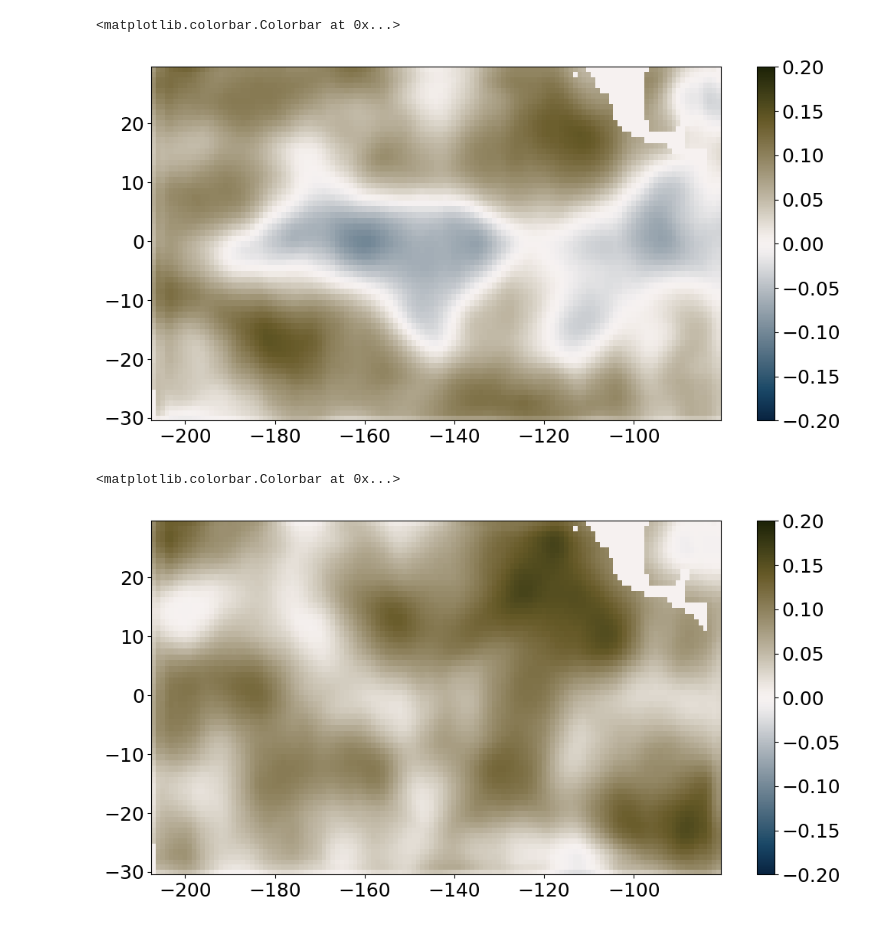
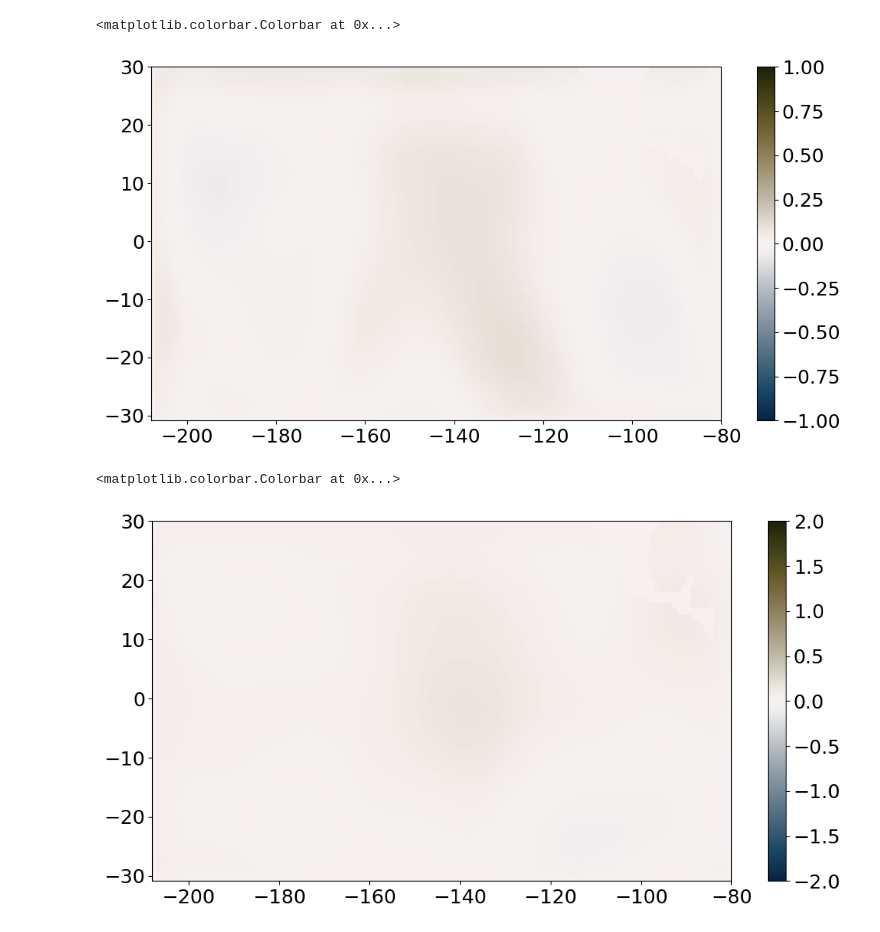
Before and after one commit to adam-subel/ML_Class, a Jupyter notebook: Autoencoder_ENSO.ipynb, the cells around one changed output. Cells and saved outputs as stored; diff of their text form; code cells hidden in the pictures.

```diff
--- a/Autoencoder_ENSO.ipynb
+++ b/Autoencoder_ENSO.ipynb
@@ -254,21 +253,21 @@ Ny = data.yu_ocean.data.size
 clim = np.array(data.groupby('time.dayofyear').mean('time').compute())
 # clim = clim.mean(axis = [1,2])
 # %%
-data_network = data[:7000].to_numpy()
-for i in range(7000):
+data_network = data[:7305].to_numpy()
+for i in range(7305):
     day_yr = data.time.data[i].dayofyr-1
     data_network[i] = data_network[i]- clim[day_yr]
 # %%
 data_network = np.expand_dims(data_network,1)
 # %%
-train_data = data_CNN_normalize(data_network[:7000],data_network[:7000],device = device)
+train_data = data_CNN_normalize(data_network[:7305],data_network[:7305],device = device)
 val_data = data_CNN_normalize(data_network[5000:5500],data_network[5000:5500],device = device)
 # %%
 # this may need to be kept smaller
 train_loader = torch.utils.data.DataLoader(train_data, batch_size=10)
 test_loader = torch.utils.data.DataLoader(val_data, batch_size=10)
 # %%
-model = Encoder_Decoder([1,100,50,25],embed_dim=20)
+model = Encoder_Decoder([1,100,50,25,10],embed_dim=20)
 model = model.to(device=device)
 
 optimizer = torch.optim.Adam(model.parameters(), lr=1e-5)
@@ -301,6 +300,9 @@ train(model, train_loader, test_loader, 45, loss, optimizer)
 # %%
+embed_space = torch.zeros((7305,20))
+
 with torch.no_grad():
-    embed_space = model.encoder(train_data[:7000][0]).cpu()
+    embed_space[:4000] = model.encoder(train_data[:4000][0]).cpu()
+    embed_space[4000:] = model.encoder(train_data[4000:][0]).cpu()
 # %%
 U, S, V = np.linalg.svd(embed_space, full_matrices=False)
 # %%
@@ -327,29 +329,29 @@ fig, axs = plt.subplots(1, 1, figsize=(12,6),
                         gridspec_kw={'width_ratios': [1], 'height_ratios': [1], 'wspace': 0.25,'hspace':.5},
                        )
 
-plt.pcolor(data.xu_ocean,data.yu_ocean,PC1.cpu().squeeze()*wet_bool,vmax = .2,vmin=-.2,cmap=cmocean.cm.diff)
+plt.pcolor(data.xu_ocean,data.yu_ocean,PC1.cpu().squeeze()*wet_bool,vmax = 1,vmin=-1,cmap=cmocean.cm.diff)
 plt.colorbar()
 # %% [output]
 <matplotlib.colorbar.Colorbar at 0x...>
-[figure, old version]
+[figure, new version]
 # %%
 with torch.no_grad():
     PC2 = model.decoder(torch.unsqueeze(V[1,:],0)).cpu()
 # %%
 plt.rc('axes', labelsize=18)    # fontsize of the x and y labels
 plt.rc('xtick', labelsize=18)    # fontsize of the tick labels
 plt.rc('ytick', labelsize=18)    # fontsize of the tick labels
 plt.rc('figure', titlesize=18)
 
 fig, axs = plt.subplots(1, 1, figsize=(12,6),
                         gridspec_kw={'width_ratios': [1], 'height_ratios': [1], 'wspace': 0.25,'hspace':.5},
                        )
 
-plt.pcolor(data.xu_ocean,data.yu_ocean,PC2.cpu().squeeze()*wet_bool,vmax = .2,vmin=-.2,cmap=cmocean.cm.diff)
+plt.pcolor(data.xu_ocean,data.yu_ocean,PC2.cpu().squeeze()*wet_bool,vmax = 2,vmin=-2,cmap=cmocean.cm.diff)
 plt.colorbar()
 # %% [output]
 <matplotlib.colorbar.Colorbar at 0x...>
-[figure, old version]
+[figure, new version]
 # %%
 with torch.no_grad():
     PC3 = model.decoder(torch.unsqueeze(V[2,:],0)).cpu()
```
Also changed, not shown: parts of 6 cells of this notebook, 3 other files.
